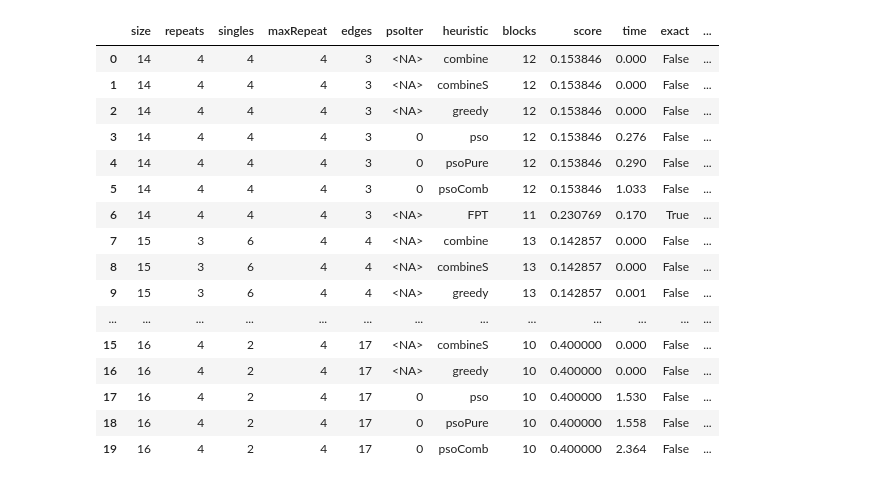
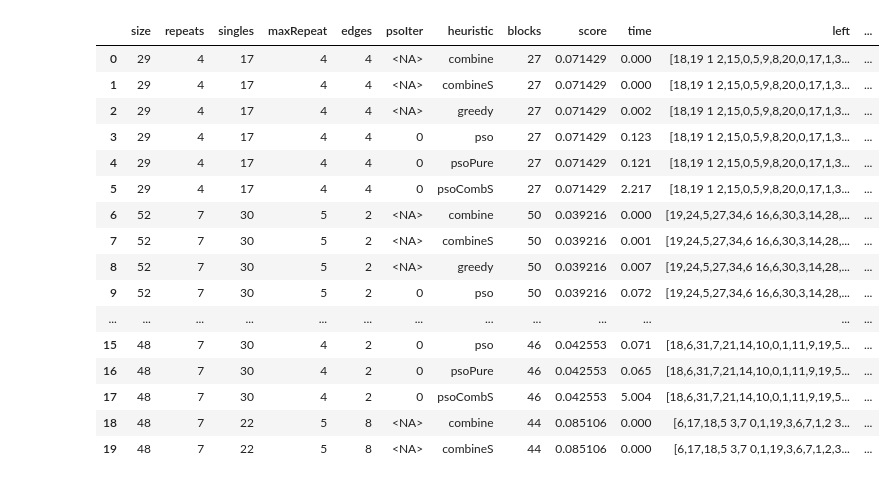
Before and after one commit to marmitar/MCSP-Data-Analysis, a Jupyter notebook: fpt.ipynb, the cells around one changed output. Saved outputs shown, nothing was run; the diff lists cells and outputs as text; code cells hidden in the pictures.

```diff
--- a/fpt.ipynb
+++ b/fpt.ipynb
@@ -23,49 +23,49 @@ sns.set_theme(
         'axes.labelsize': 'medium',
         'xtick.labelsize': 'small',
         'ytick.labelsize': 'small',
         # 'text.usetex': True,
         # 'pgf.rcfonts': False,
         'pgf.preamble':  r"""
             \usepackage[brazilian]{babel}
             \usepackage[T1]{fontenc}
             \usepackage[utf8]{inputenc}
         """,
     },
 )
 
 def read_df(filename):
     mixed = pd.read_csv(filename, na_values=[' ' * n for n in range(50)], dtype={'psoIter': 'Int64'})
     for col in mixed.columns:
         try:
             mixed[col] = mixed[col].str.strip()
         except:
             pass
 
     mixed["score"] = (mixed["size"] - mixed["blocks"]) / (mixed["size"] - 1)
-    mixed["exact"] = mixed["exact"] == "Y"
+    # mixed["exact"] = mixed["exact"] == "Y"
     return mixed
 
 def read_pso_df(filename):
     df = read_df(filename)
     return df[df["heuristic"] == "pso"]
 
-df = read_df('FPT3.csv')
+df = read_df('pso-combine-r-5-10-s-5-30-n80.csv')
 df.head(20)
 # %% [output]
-|  | size | repeats | singles | maxRepeat | edges | psoIter | heuristic | blocks | score | time | exact | ... |
-| 0 | 14 | 4 | 4 | 4 | 3 | <NA> | combine | 12 | 0.153846 | 0.000 | False | ... |
-| 1 | 14 | 4 | 4 | 4 | 3 | <NA> | combineS | 12 | 0.153846 | 0.000 | False | ... |
-| 2 | 14 | 4 | 4 | 4 | 3 | <NA> | greedy | 12 | 0.153846 | 0.000 | False | ... |
-| 3 | 14 | 4 | 4 | 4 | 3 | 0 | pso | 12 | 0.153846 | 0.276 | False | ... |
-| 4 | 14 | 4 | 4 | 4 | 3 | 0 | psoPure | 12 | 0.153846 | 0.290 | False | ... |
-| 5 | 14 | 4 | 4 | 4 | 3 | 0 | psoComb | 12 | 0.153846 | 1.033 | False | ... |
-| 6 | 14 | 4 | 4 | 4 | 3 | <NA> | FPT | 11 | 0.230769 | 0.170 | True | ... |
-| 7 | 15 | 3 | 6 | 4 | 4 | <NA> | combine | 13 | 0.142857 | 0.000 | False | ... |
-| 8 | 15 | 3 | 6 | 4 | 4 | <NA> | combineS | 13 | 0.142857 | 0.000 | False | ... |
-| 9 | 15 | 3 | 6 | 4 | 4 | <NA> | greedy | 13 | 0.142857 | 0.001 | False | ... |
+|  | size | repeats | singles | maxRepeat | edges | psoIter | heuristic | blocks | score | time | left | ... |
+| 0 | 29 | 4 | 17 | 4 | 4 | <NA> | combine | 27 | 0.071429 | 0.000 | [18,19 1 2,15,0,5,9,8,20,0,17,1,3... | ... |
+| 1 | 29 | 4 | 17 | 4 | 4 | <NA> | combineS | 27 | 0.071429 | 0.000 | [18,19 1 2,15,0,5,9,8,20,0,17,1,3... | ... |
+| 2 | 29 | 4 | 17 | 4 | 4 | <NA> | greedy | 27 | 0.071429 | 0.002 | [18,19 1 2,15,0,5,9,8,20,0,17,1,3... | ... |
+| 3 | 29 | 4 | 17 | 4 | 4 | 0 | pso | 27 | 0.071429 | 0.123 | [18,19 1 2,15,0,5,9,8,20,0,17,1,3... | ... |
+| 4 | 29 | 4 | 17 | 4 | 4 | 0 | psoPure | 27 | 0.071429 | 0.121 | [18,19 1 2,15,0,5,9,8,20,0,17,1,3... | ... |
+| 5 | 29 | 4 | 17 | 4 | 4 | 0 | psoCombS | 27 | 0.071429 | 2.217 | [18,19 1 2,15,0,5,9,8,20,0,17,1,3... | ... |
+| 6 | 52 | 7 | 30 | 5 | 2 | <NA> | combine | 50 | 0.039216 | 0.000 | [19,24,5,27,34,6 16,6,30,3,14,28,... | ... |
+| 7 | 52 | 7 | 30 | 5 | 2 | <NA> | combineS | 50 | 0.039216 | 0.001 | [19,24,5,27,34,6 16,6,30,3,14,28,... | ... |
+| 8 | 52 | 7 | 30 | 5 | 2 | <NA> | greedy | 50 | 0.039216 | 0.007 | [19,24,5,27,34,6 16,6,30,3,14,28,... | ... |
+| 9 | 52 | 7 | 30 | 5 | 2 | 0 | pso | 50 | 0.039216 | 0.072 | [19,24,5,27,34,6 16,6,30,3,14,28,... | ... |
 | ... | ... | ... | ... | ... | ... | ... | ... | ... | ... | ... | ... | ... |
-| 15 | 16 | 4 | 2 | 4 | 17 | <NA> | combineS | 10 | 0.400000 | 0.000 | False | ... |
-| 16 | 16 | 4 | 2 | 4 | 17 | <NA> | greedy | 10 | 0.400000 | 0.000 | False | ... |
-| 17 | 16 | 4 | 2 | 4 | 17 | 0 | pso | 10 | 0.400000 | 1.530 | False | ... |
-| 18 | 16 | 4 | 2 | 4 | 17 | 0 | psoPure | 10 | 0.400000 | 1.558 | False | ... |
-| 19 | 16 | 4 | 2 | 4 | 17 | 0 | psoComb | 10 | 0.400000 | 2.364 | False | ... |
+| 15 | 48 | 7 | 30 | 4 | 2 | 0 | pso | 46 | 0.042553 | 0.071 | [18,6,31,7,21,14,10,0,1,11,9,19,5... | ... |
+| 16 | 48 | 7 | 30 | 4 | 2 | 0 | psoPure | 46 | 0.042553 | 0.065 | [18,6,31,7,21,14,10,0,1,11,9,19,5... | ... |
+| 17 | 48 | 7 | 30 | 4 | 2 | 0 | psoCombS | 46 | 0.042553 | 5.004 | [18,6,31,7,21,14,10,0,1,11,9,19,5... | ... |
+| 18 | 48 | 7 | 22 | 5 | 8 | <NA> | combine | 44 | 0.085106 | 0.000 | [6,17,18,5 3,7 0,1,19,3,6,7,1,2 3... | ... |
+| 19 | 48 | 7 | 22 | 5 | 8 | <NA> | combineS | 44 | 0.085106 | 0.000 | [6,17,18,5 3,7 0,1,19,3,6,7,1,2,3... | ... |
```
Also changed, not shown: parts of 10 cells of this notebook, 31 other files.
